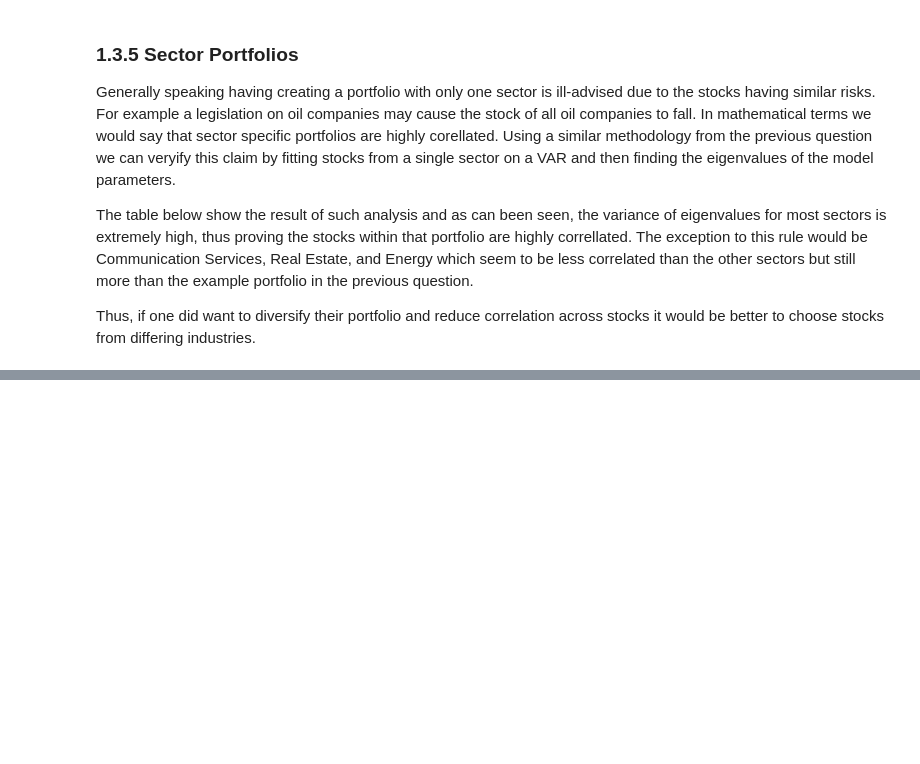
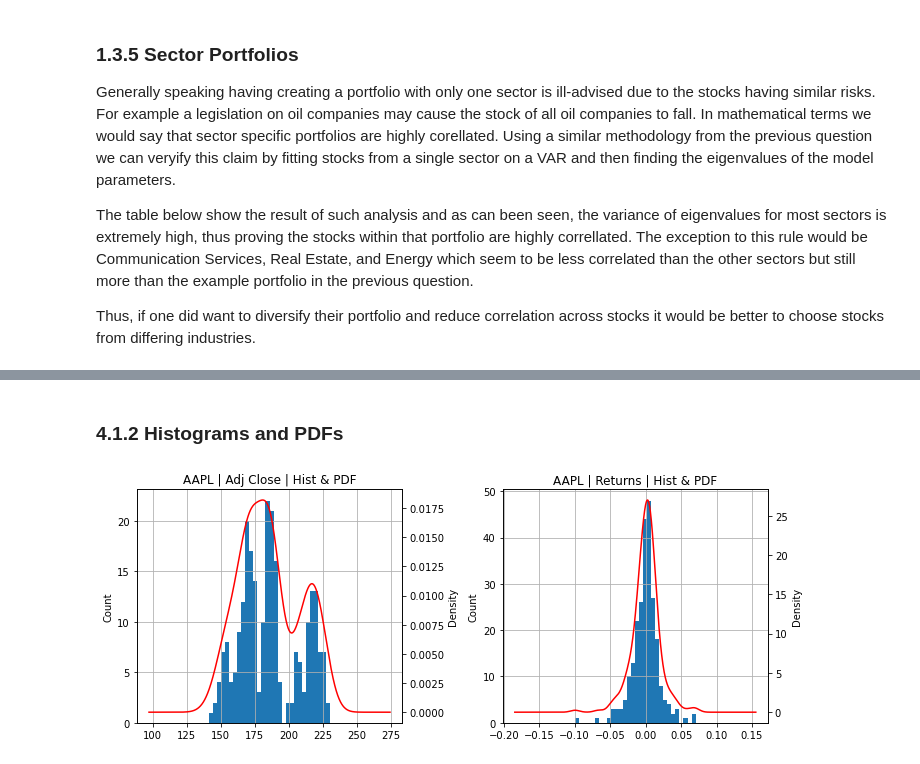
Before and after one commit to NGovani/SPMLF-2021, a Jupyter notebook: SPMLF.ipynb, the cells around one changed output, grey strips where cells are left out. Saved outputs shown, nothing was run; the diff lists cells and outputs as text; code cells hidden in the pictures; blank space fills up the shorter version.

```diff
--- a/SPMLF.ipynb
+++ b/SPMLF.ipynb
@@ -372,0 +545,9 @@ eigArray
+# %%
+AAPL_df = pd.read_csv('DataFiles/AAPL.csv', index_col=0)
+AAPL_df.index = pd.to_datetime(AAPL_df.index)
+DJI_df  = pd.read_csv('DataFiles/DJI.csv', index_col=0)
+DJI_df.index = pd.to_datetime(DJI_df.index)
+IBM_df  = pd.read_csv('DataFiles/IBM.csv', index_col=0)
+IBM_df.index = pd.to_datetime(IBM_df.index)
+JPM_df  = pd.read_csv('DataFiles/JPM.csv', index_col=0)
+JPM_df.index = pd.to_datetime(JPM_df.index)
@@ -372,0 +578,23 @@ eigArray
+# %%
+AAPL_df['Returns'] = AAPL_df['Adj Close'].pct_change()
+DJI_df['Returns'] = DJI_df['Adj Close'].pct_change()
+IBM_df['Returns'] = IBM_df['Adj Close'].pct_change()
+JPM_df['Returns'] = AAPL_df['Adj Close'].pct_change()
+# %% [markdown]
+### 4.1.2 Histograms and PDFs
+# %%
+fig, axes = plt.subplots(1,2)
+
+fig.set_figwidth(10)
+AAPL_df['Adj Close'].hist(ax=axes[0], bins=30)
+AAPL_df['Adj Close'].plot.kde(ax=axes[0].twinx(), color='r')
+axes[0].set_ylabel("Count")
+axes[0].set_title('AAPL | Adj Close | Hist & PDF')
+
+AAPL_df['Returns'].hist(ax=axes[1], bins=30)
+AAPL_df['Returns'].plot.kde(ax=axes[1].twinx(), color='r')
+axes[1].set_ylabel("Count")
+axes[1].set_title('AAPL | Returns | Hist & PDF')
+fig.tight_layout()
+# %% [output]
+[figure, added]
```
Also changed, not shown: parts of 59 cells of this notebook.
